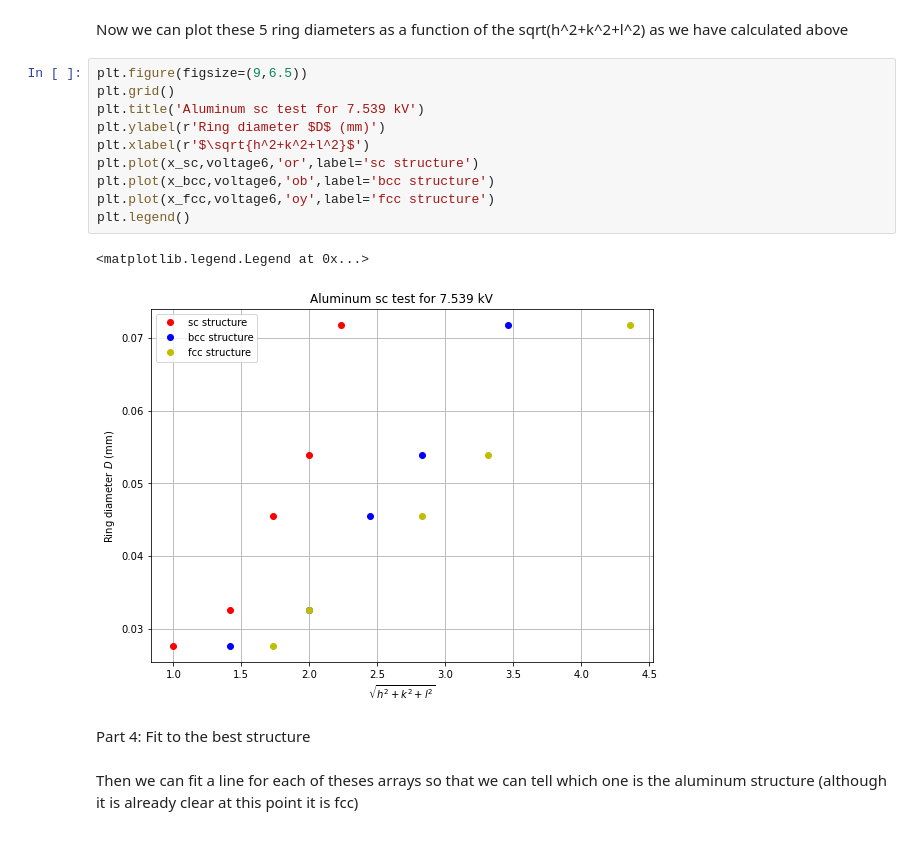
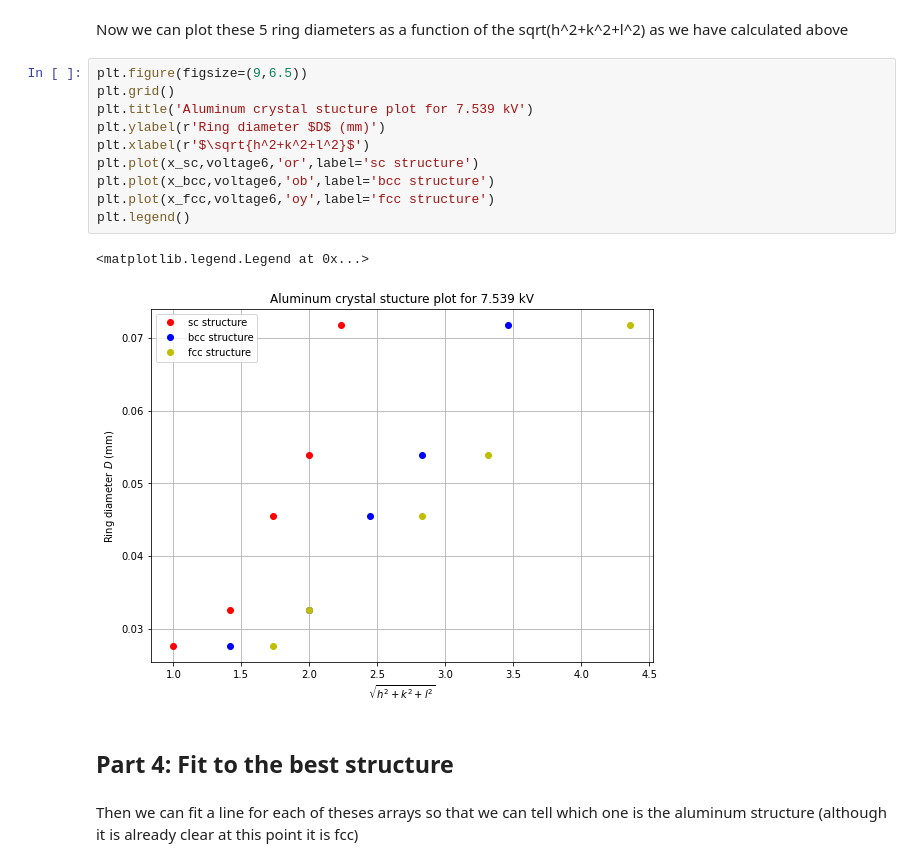
Before and after one commit to ahserhan/CMX, a Jupyter notebook: electron-diffraction.ipynb, the cells around one changed output. Drawn from its saved outputs; the diff is of its cells as text.

```diff
--- a/electron-diffraction.ipynb
+++ b/electron-diffraction.ipynb
@@ -264,18 +264,18 @@ Now we can plot these 5 ring diameters as a function of the sqrt(h^2+k^2+l^2) as
 # %%
 plt.figure(figsize=(9,6.5))
 plt.grid()
-plt.title('Aluminum sc test for 7.539 kV')
+plt.title('Aluminum crystal stucture plot for 7.539 kV')
 plt.ylabel(r'Ring diameter $D$ (mm)')
 plt.xlabel(r'$\sqrt{h^2+k^2+l^2}$')
 plt.plot(x_sc,voltage6,'or',label='sc structure')
 plt.plot(x_bcc,voltage6,'ob',label='bcc structure')
 plt.plot(x_fcc,voltage6,'oy',label='fcc structure')
 plt.legend()
 # %% [output]
 <matplotlib.legend.Legend at 0x...>
-[figure, old version]
+[figure, new version]
 # %% [markdown]
-Part 4: Fit to the best structure
+## Part 4: Fit to the best structure
 # %% [markdown]
 Then we can fit a line for each of theses arrays so that we can tell which one is the aluminum structure (although it is already clear at this point it is fcc)
 # %% [markdown]
```
Also changed, not shown: parts of 13 cells of this notebook.
